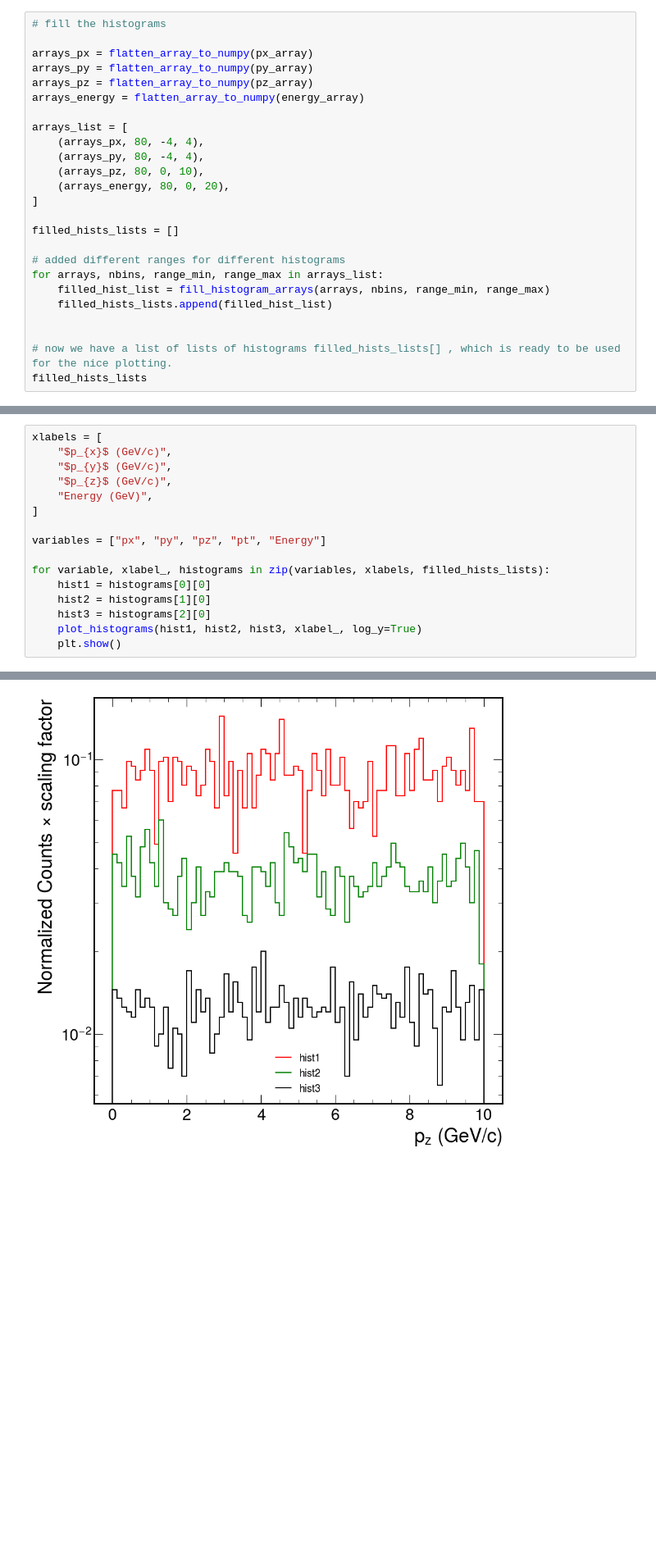
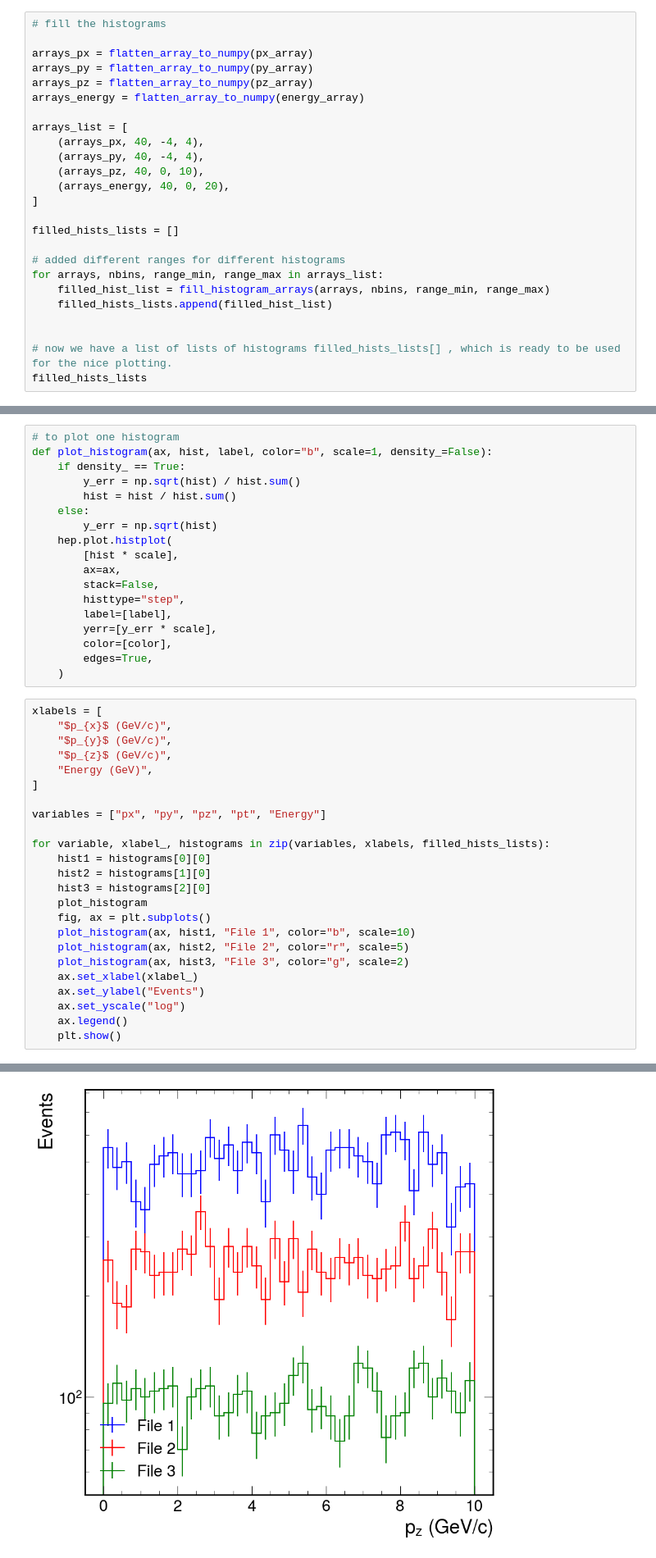
Before and after one commit to eshokr/Simplifying-, a Jupyter notebook: draw_alot_of_histograms.ipynb, the cells around one changed output, grey strips where cells are left out. Shown at 82% size. Cells and saved outputs as stored; diff of their text form; blank space fills up the shorter version.

```diff
--- a/draw_alot_of_histograms.ipynb
+++ b/draw_alot_of_histograms.ipynb
@@ -177,10 +177,10 @@ arrays_pz = flatten_array_to_numpy(pz_array)
 arrays_energy = flatten_array_to_numpy(energy_array)
 
 arrays_list = [
-    (arrays_px, 80, -4, 4),
-    (arrays_py, 80, -4, 4),
-    (arrays_pz, 80, 0, 10),
-    (arrays_energy, 80, 0, 20),
+    (arrays_px, 40, -4, 4),
+    (arrays_py, 40, -4, 4),
+    (arrays_pz, 40, 0, 10),
+    (arrays_energy, 40, 0, 20),
 ]
 
 filled_hists_lists = []
@@ -232,3 +215,21 @@ def plot_histograms(hist1, hist2, hist3, label_x, log_y=False):
+# %%
+# to plot one histogram
+def plot_histogram(ax, hist, label, color="b", scale=1, density_=False):
+    if density_ == True:
+        y_err = np.sqrt(hist) / hist.sum()
+        hist = hist / hist.sum()
+    else:
+        y_err = np.sqrt(hist)
+    hep.plot.histplot(
+        [hist * scale],
+        ax=ax,
+        stack=False,
+        histtype="step",
+        label=[label],
+        yerr=[y_err * scale],
+        color=[color],
+        edges=True,
+    )
 # %%
 xlabels = [
     "$p_{x}$ (GeV/c)",
@@ -243,6 +244,14 @@ for variable, xlabel_, histograms in zip(variables, xlabels, filled_hists_lists)
     hist1 = histograms[0][0]
     hist2 = histograms[1][0]
     hist3 = histograms[2][0]
-    plot_histograms(hist1, hist2, hist3, xlabel_, log_y=True)
+    plot_histogram
+    fig, ax = plt.subplots()
+    plot_histogram(ax, hist1, "File 1", color="b", scale=10)
+    plot_histogram(ax, hist2, "File 2", color="r", scale=5)
+    plot_histogram(ax, hist3, "File 3", color="g", scale=2)
+    ax.set_xlabel(xlabel_)
+    ax.set_ylabel("Events")
+    ax.set_yscale("log")
+    ax.legend()
     plt.show()
 # %% [output]
@@ -251 +260 @@ for variable, xlabel_, histograms in zip(variables, xlabels, filled_hists_lists)
-[figure, old version]
+[figure, new version]
```
Also changed, not shown: parts of 4 cells of this notebook.
